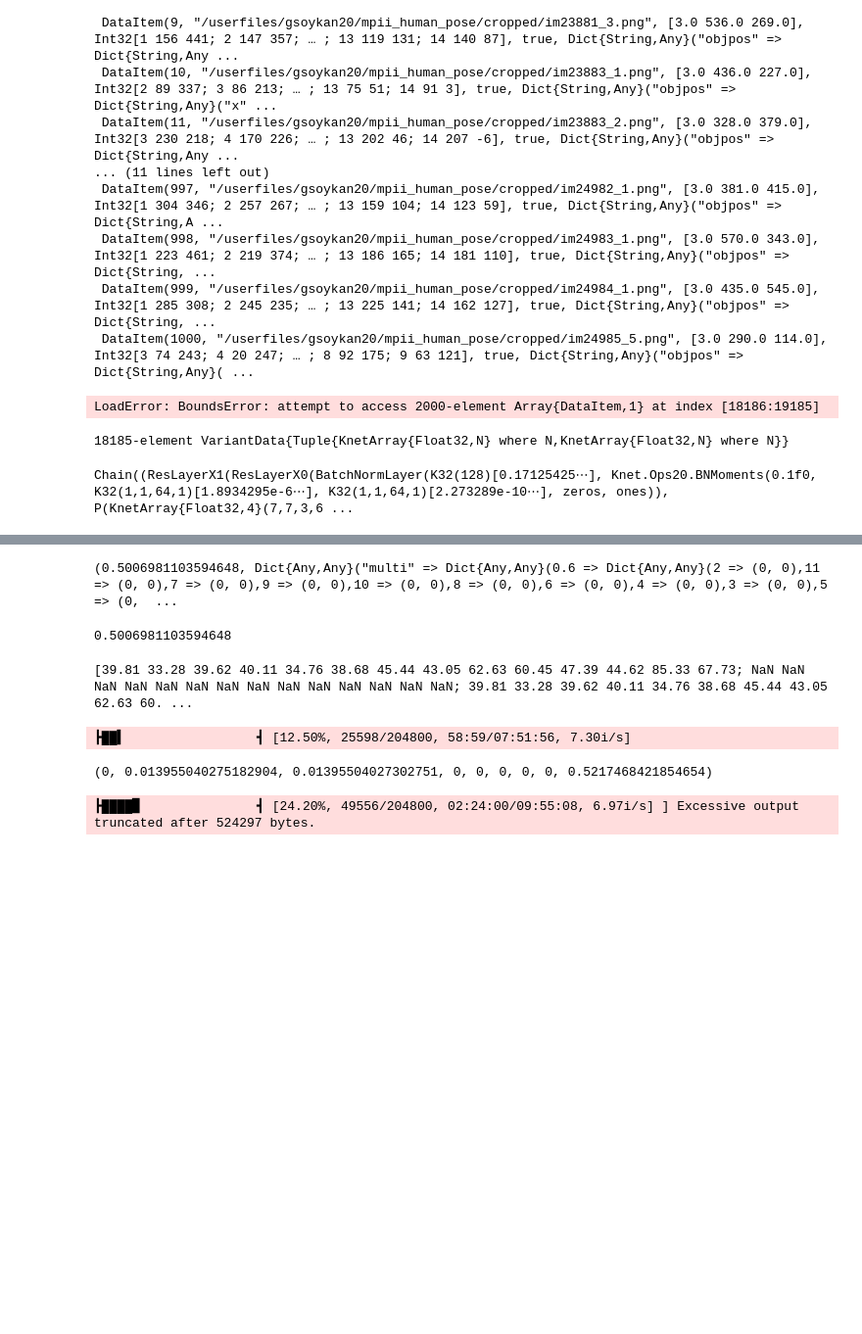
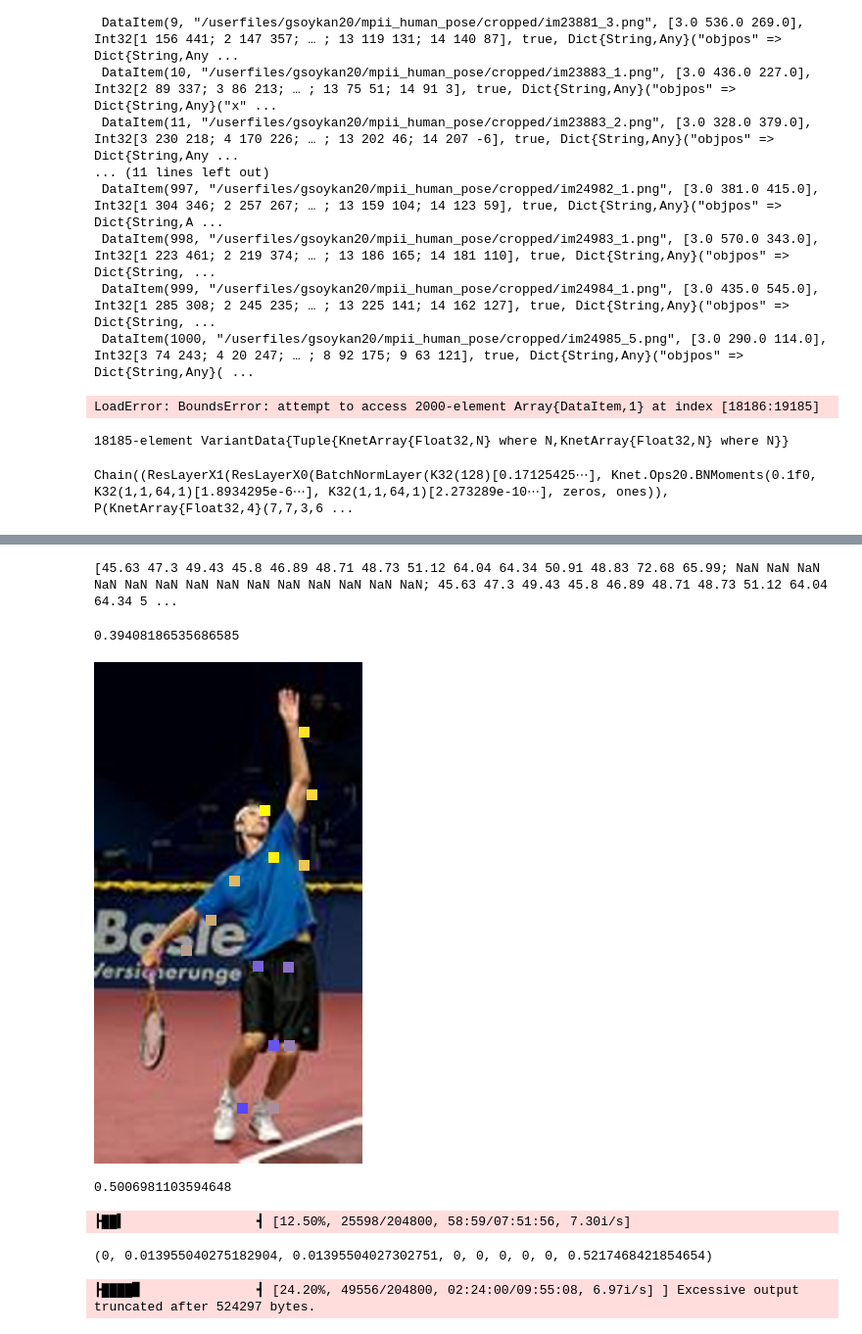
Before and after one commit to gsoykan/deepercut-replication, a Jupyter notebook: deeper-cut/mpii.trainer.ipynb, the cells around one changed output, grey strips where cells are left out. Shown at 98% size. Drawn from its saved outputs; the diff is of its cells as text; code cells hidden in the pictures; blank space fills up the shorter version.

```diff
--- a/deeper-cut/mpii.trainer.ipynb
+++ b/deeper-cut/mpii.trainer.ipynb
@@ -214,16 +228,52 @@ deepercut_with_loc_ref_50(dtst_single)
 # %%
-final, acc_dist_dict = modelized_PCKh_sigm(deeper_cut_with_loc_ref, dtst_single, val_data_items_single)
+final, acc_dist_dict = modelized_PCKh_sigm(deepercut_with_loc_ref_50, dtst_single, test_data_items_single);
-# %% [output]
-(0.5006981103594648, Dict{Any,Any}("multi" => Dict{Any,Any}(0.6 => Dict{Any,Any}(2 => (0, 0),11 => (0, 0),7 => (0, 0),9 => (0, 0),10 => (0, 0),8 => (0, 0),6 => (0, 0),4 => (0, 0),3 => (0, 0),5 => (0,  ...
+# %%
+read_accuracy_results(acc_dist_dict)[31: 33, :] |> printstyled
+# %% [output]
+[45.63 47.3 49.43 45.8 46.89 48.71 48.73 51.12 64.04 64.34 50.91 48.83 72.68 65.99; NaN NaN NaN NaN NaN NaN NaN NaN NaN NaN NaN NaN NaN NaN; 45.63 47.3 49.43 45.8 46.89 48.71 48.73 51.12 64.04 64.34 5 ...
+# %%
+final
+# %% [output]
+0.39408186535686585
+# %%
+demo_image_path = "./google-drive/image.png"
+loaded_image = load(demo_image_path);
+   macfix = convert(Array{FixedPointNumbers.Normed{UInt8,8},3}, channelview(loaded_image))
+    demo_img = permutedims(macfix, (2, 3, 1));
+demo_img |> size
+demo_img = (demo_img |> Array )  .* 255
+demo_img = (demo_img |> add_dim)  # .- (reshaped_mean_pixel .* 255)
+# permuted_demo = permutedims(demo_img, [4, 1, 2, 3])
+demo_pred = deepercut_with_loc_ref_50(Knet.atype()(demo_img));
+# %%
+should_use_scmap_size = false
+return_single_image = true
+res = show_scmap_on_image(
+   # ((demo_img  .+ (reshaped_mean_pixel .* 255)) |> reduce_dim) ./ 255 ,
+    ((demo_img) |> reduce_dim) ./ 255 ,
+    demo_pred;
+    confidence_threshold=0.1,
+    should_use_scmap_size= should_use_scmap_size,
+    return_single_image= return_single_image,
+    should_color_scmap=true,
+    focus_on_argmax = false,
+    add_loc_ref_offset = true,
+    use_sigm = true
+)
+if return_single_image
+    res |> display #imrotate(res, pi/2)
+else
+for  r in res
+  imrotate(r, π/2) |> display
+end
+end
+# %% [output]
+[figure, added]
 # %%
 #42.28 36.19 37.68 37.92 37.9 40.8 45.12 46.29 60.57 62.14 45.45 43.82 78.44 68.72
 #39.81 33.28 39.62 40.11 34.76 38.68 45.44 43.05 62.63 60.45 47.39 44.62 85.33 67.73
 # %% [output]
 0.5006981103594648
-# %%
-read_accuracy_results(acc_dist_dict)[16: 18, :] |> printstyled
-# %% [output]
-[39.81 33.28 39.62 40.11 34.76 38.68 45.44 43.05 62.63 60.45 47.39 44.62 85.33 67.73; NaN NaN NaN NaN NaN NaN NaN NaN NaN NaN NaN NaN NaN NaN; 39.81 33.28 39.62 40.11 34.76 38.68 45.44 43.05 62.63 60. ...
 # %%
 #=
 - [0.005, 10000]
```
Also changed, not shown: parts of 7 cells of this notebook, 10 other files.
